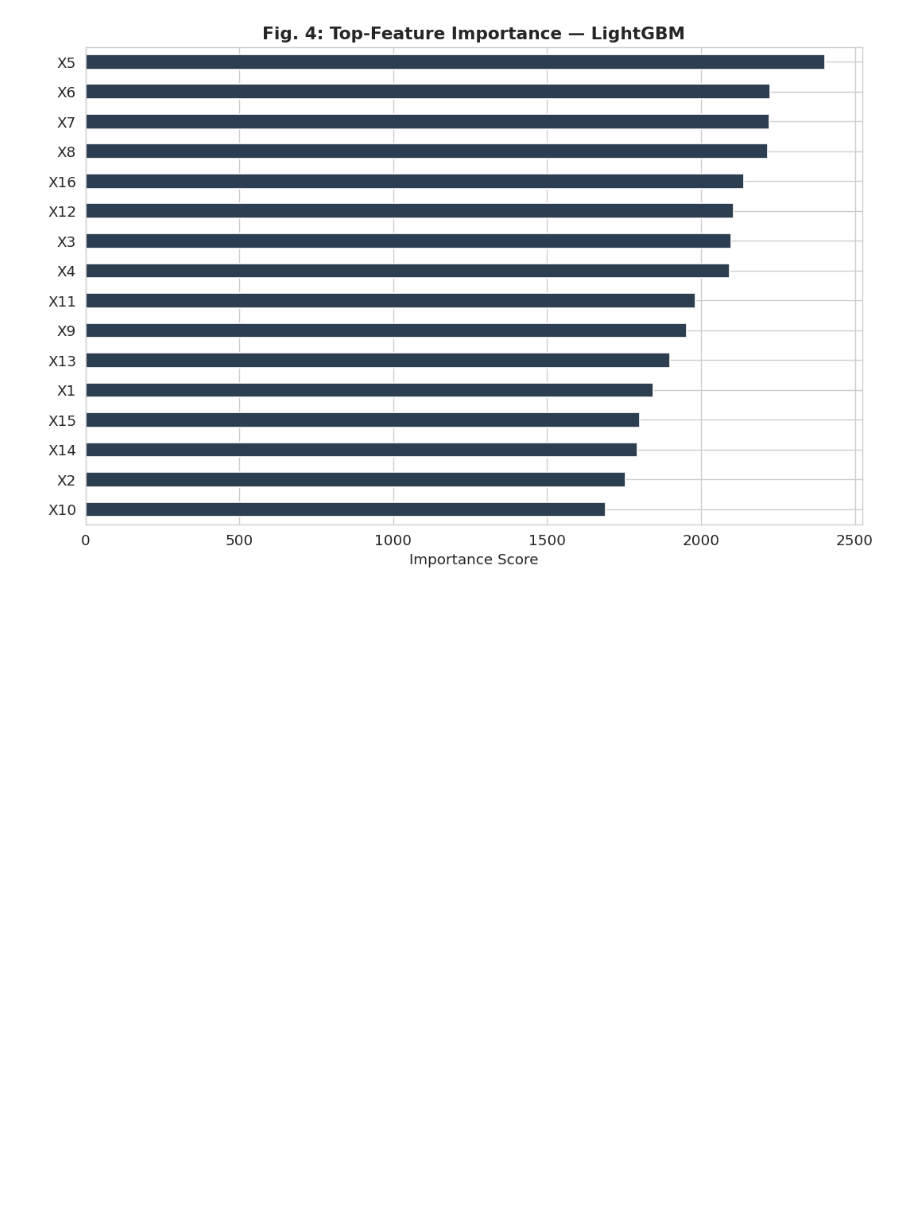
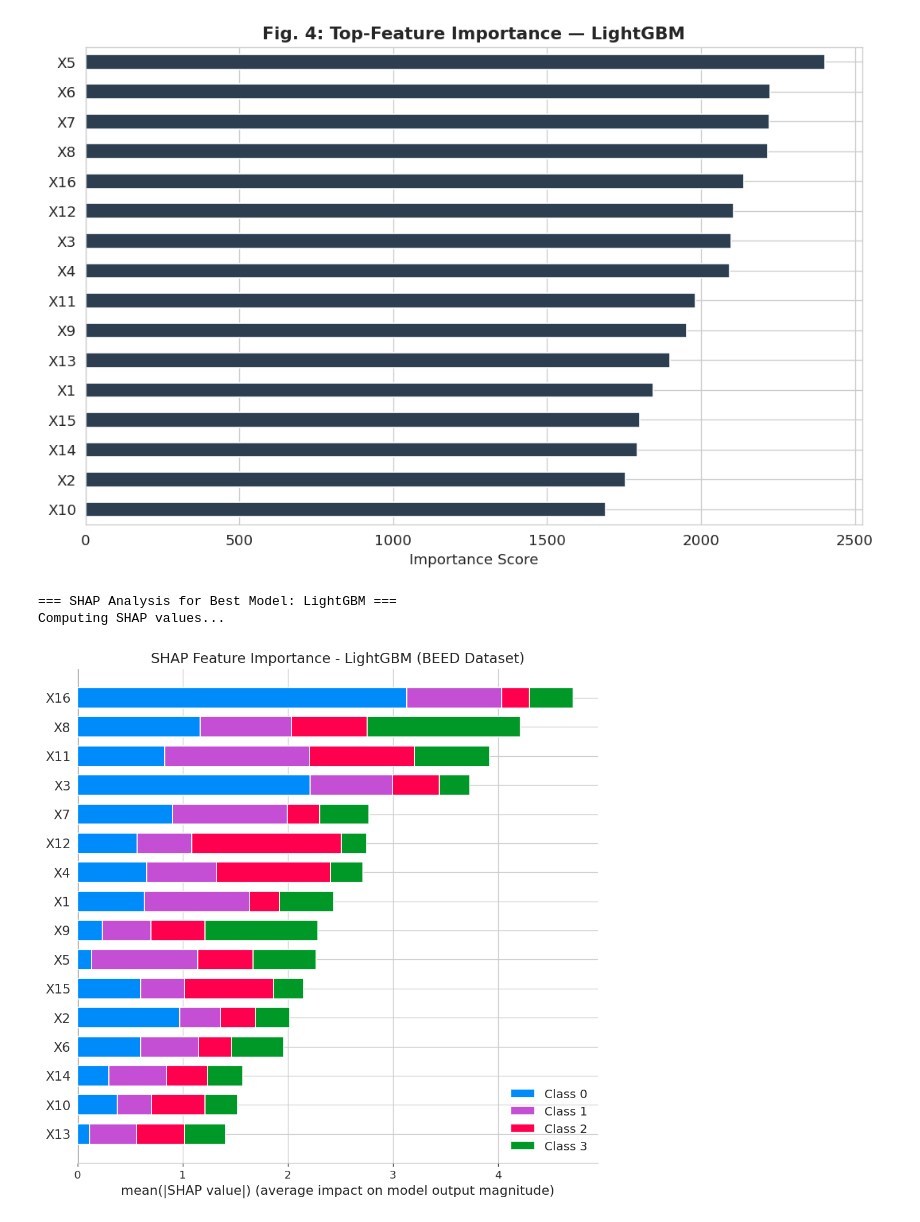
Before and after one commit to proshenjitbarua06-dot/skill-morph, a Jupyter notebook: eeg.ipynb, the cells around one changed output. Saved outputs shown, nothing was run; the diff lists cells and outputs as text; code cells hidden in the pictures; blank space fills up the shorter version.

```diff
--- a/eeg.ipynb
+++ b/eeg.ipynb
@@ -261,3 +261,42 @@ plt.tight_layout()
 plt.show()
 # %% [output]
 [figure]
+# %%
+# ─── SHAP Analysis for Top Model ───
+import shap
+
+print(f"\n=== SHAP Analysis for Best Model: {best_name} ===")
+
+# Use the already trained best model
+explainer = None
+
+if best_name == "XGBoost":
+    explainer = shap.TreeExplainer(best_mdl)
+elif best_name == "LightGBM":
+    explainer = shap.TreeExplainer(best_mdl)
+elif best_name == "CatBoost":
+    explainer = shap.TreeExplainer(best_mdl)
+elif best_name == "Random Forest":
+    explainer = shap.TreeExplainer(best_mdl)
+else:
+    # For other models (Logistic, KNN) use KernelExplainer (slower)
+    print("Using KernelExplainer (slower)...")
+    explainer = shap.KernelExplainer(best_mdl.predict_proba, shap.sample(X_train_s, 100))
+
+# Compute SHAP values on a sample (for speed)
+X_sample = shap.sample(X_test_s, 200)   # Adjust sample size based on time
+
+print("Computing SHAP values...")
+shap_values = explainer.shap_values(X_sample)
+
+# Summary Plot (Global Feature Importance)
+plt.figure(figsize=(12, 8))
+shap.summary_plot(shap_values, X_sample, feature_names=X.columns.tolist(),
+                  plot_type="bar", show=False)
+plt.title(f"SHAP Feature Importance - {best_name} (BEED Dataset)", fontsize=14)
+plt.tight_layout()
+plt.show()
+# %% [output]
+=== SHAP Analysis for Best Model: LightGBM ===
+Computing SHAP values...
+[figure, added]
```
Also changed, not shown: parts of 4 cells of this notebook.
